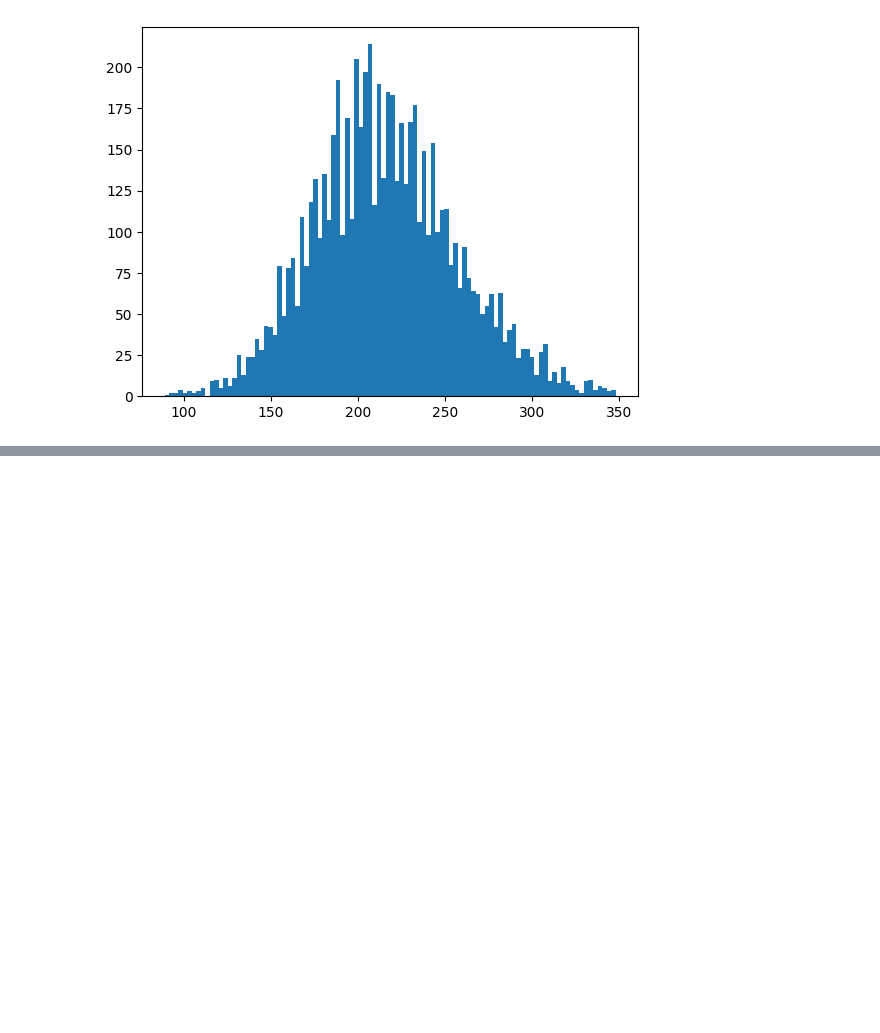
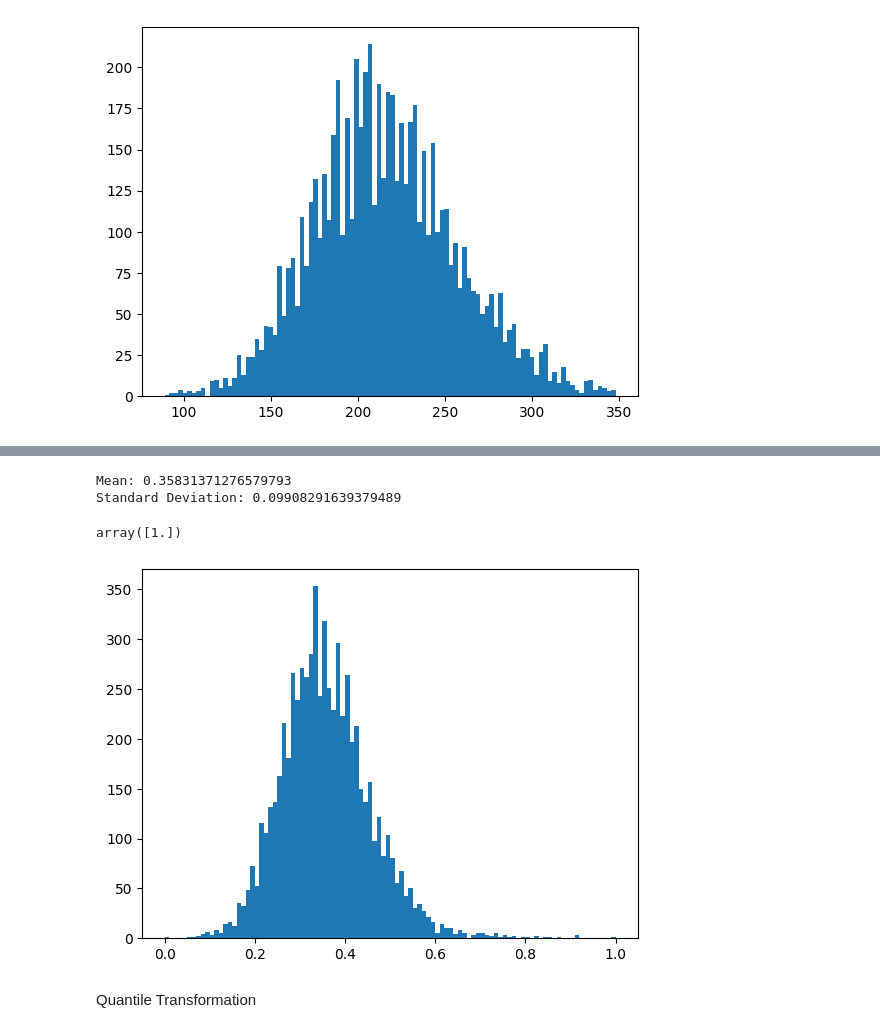
Before and after one commit to dinukaattanayaka/ML-Feature-Engineering, a Jupyter notebook: ML_Feature_Engineering.ipynb, the cells around one changed output, grey strips where cells are left out. Cells and saved outputs as stored; diff of their text form; code cells hidden in the pictures; blank space fills up the shorter version.

```diff
--- a/ML_Feature_Engineering.ipynb
+++ b/ML_Feature_Engineering.ipynb
@@ -444,0 +496,5 @@ plt.show()
+# %%
+scaled_data = data[['TC']]
+
+plt.hist(scaled_data,bins=100)
+plt.show()
@@ -444,0 +503,23 @@ plt.show()
+# %%
+from sklearn.preprocessing import MinMaxScaler
+
+minmax_scaler = MinMaxScaler()
+transformed = minmax_scaler.fit_transform(scaled_data[['TC']])
+
+print('Mean:', transformed.mean())
+print('Standard Deviation:', transformed.std())
+# %% [output]
+Mean: 0.35831371276579793
+Standard Deviation: 0.09908291639379489
+# %%
+min(transformed)
+max(transformed)
+# %% [output]
+array([1.])
+# %%
+plt.hist(transformed,bins=100)
+plt.show()
+# %% [output]
+[figure, added]
+# %% [markdown]
+Quantile Transformation
```
Also changed, not shown: parts of 15 cells of this notebook.
